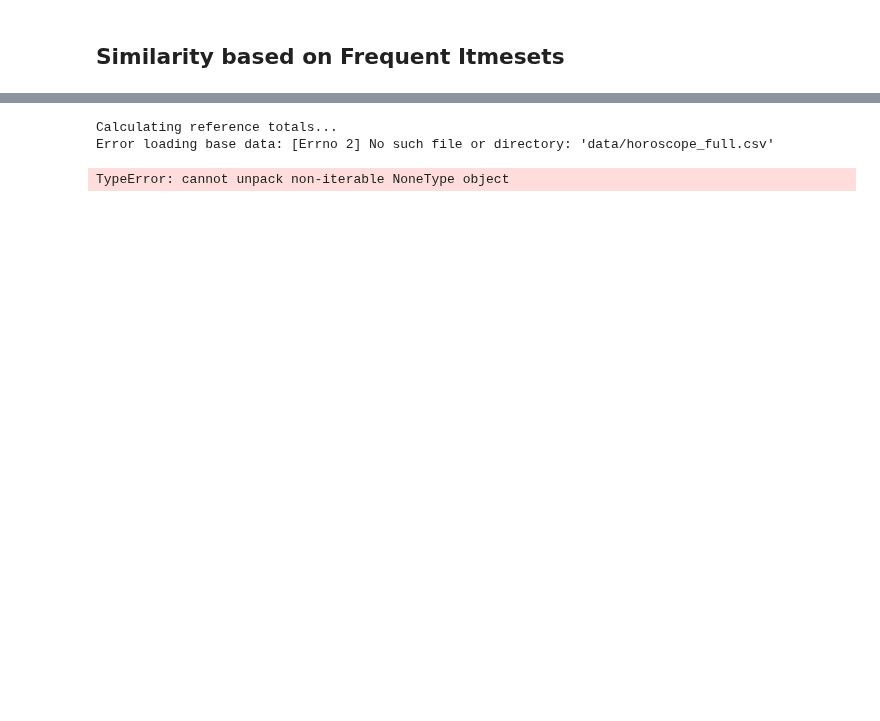
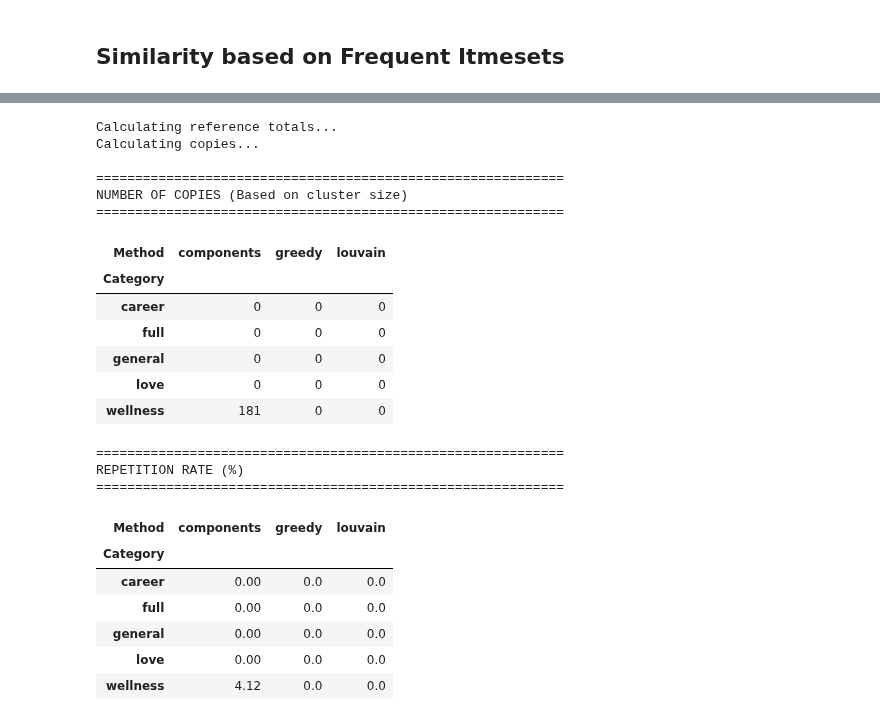
Before and after one commit to andregodinhodtu/02807_Comp_tools_project_group_02, a Jupyter notebook: Demo_Notebooks/DEMO_code_to_run.ipynb, the cells around one changed output, grey strips where cells are left out. Cells and saved outputs as stored; diff of their text form; code cells hidden in the pictures; blank space fills up the shorter version.

```diff
--- a/Demo_Notebooks/DEMO_code_to_run.ipynb
+++ b/Demo_Notebooks/DEMO_code_to_run.ipynb
@@ -524,0 +880,14 @@ Percentage: 0.8968609865470852
+# %%
+final_word_count = 0
+
+for pred in tailored_dataset['horoscope_cleaned']:
+    words_in_current_prediction = pred.split()
+
+    final_word_count += len(words_in_current_prediction)
+
+new_vocab_size = len(getting_idf([pred.lower().split() for pred in tailored_dataset['horoscope_cleaned']]).keys())
+
+print("Words in the new predictions: ", final_word_count)
+print("Added to the count of stop_words", stop_words_occurrences + final_word_count)
+print("Is the old total: ", total_words_count, " the same as this number: ", (stop_words_occurrences + final_word_count), "?")
+print(f"New vocab size : {new_vocab_size}")
@@ -524,0 +945,16 @@ Percentage: 0.8968609865470852
+# %%
+predictions = data_test.copy()
+predictions['horoscope_cleaned'] = predictions['horoscope_cleaned'].apply(clean_text)
+
+predictions['sliced'] = [pred.split() for pred in predictions['horoscope_cleaned']]
+
+preds_tf = getting_tf(predictions['sliced'])
+
+preds_tf_idf = []
+for i in range(len(predictions)):
+    tfidf = {word: preds_tf[i].get(word, 0)*group_idf_dict[word] for word in group_idf_dict}
+    preds_tf_idf.append({'ID': predictions['ID'].iloc[i],
+                        'true_cat': predictions[categories].iloc[i],
+                       "tf.idf_vector": tfidf})
+
+print(len(preds_tf_idf[0]["tf.idf_vector"])) #same length as the vector from grouped categories
@@ -527,4 +1048,4 @@ Percentage: 0.8968609865470852
 # %% [markdown]
 ## Data For Frequent Itemsets
 # %%
-data_for_freq_itemsets = #dataa
+data_for_freq_itemsets = tailored_dataset.copy()
@@ -1035,12 +1605,32 @@ def generate_simple_copy_table(base_data_path, reports_folder_path):
     return pivot_count, pivot_rate
 # %%
 base = 'horoscope_full.csv'
-folder = None
+folder = ""
 counts, rates = generate_simple_copy_table(base, folder)
 # %% [output]
 Calculating reference totals...
-Error loading base data: [Errno 2] No such file or directory: 'data/horoscope_full.csv'
+Calculating copies...
+
+============================================================
+NUMBER OF COPIES (Based on cluster size)
+============================================================
+| Method | components | greedy | louvain |
+| Category |  |  |  |
+| career | 0 | 0 | 0 |
+| full | 0 | 0 | 0 |
+| general | 0 | 0 | 0 |
+| love | 0 | 0 | 0 |
+| wellness | 181 | 0 | 0 |
-TypeError: cannot unpack non-iterable NoneType object
+============================================================
+REPETITION RATE (%)
+============================================================
+| Method | components | greedy | louvain |
+| Category |  |  |  |
+| career | 0.00 | 0.0 | 0.0 |
+| full | 0.00 | 0.0 | 0.0 |
+| general | 0.00 | 0.0 | 0.0 |
+| love | 0.00 | 0.0 | 0.0 |
+| wellness | 4.12 | 0.0 | 0.0 |
 # %%
 def analyze_components_sign(base_data_path, reports_folder_path):
     """
```
Also changed, not shown: parts of 44 cells of this notebook, 3 other files.
